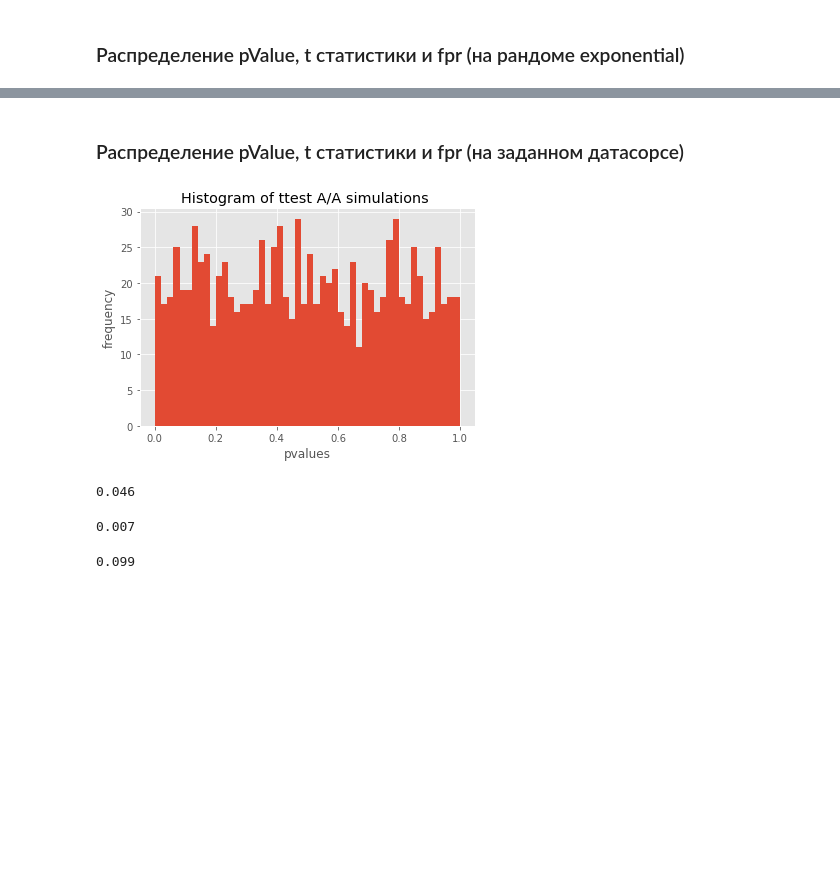
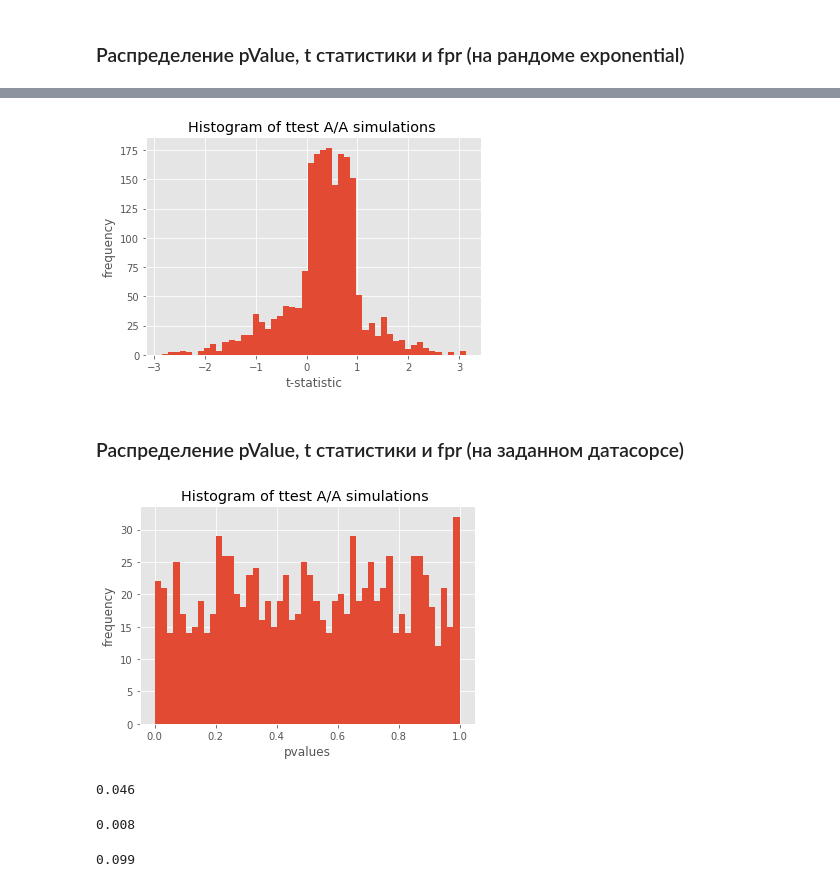
Before and after one commit to JenyaDubrovina/Skyeng_Vit_Course, a Jupyter notebook: Dubrovina 2.ipynb, the cells around one changed output, grey strips where cells are left out. Saved outputs shown, nothing was run; the diff lists cells and outputs as text; code cells hidden in the pictures; blank space fills up the shorter version.

```diff
--- a/Dubrovina 2.ipynb
+++ b/Dubrovina 2.ipynb
@@ -160,3 +160,19 @@ sum(np.array(res) <0.1) / simulations
+# %%
+# Запуск симуляций A/A теста
+# Распределение t статистики
+for i in tqdm(range(simulations)):
+    s1 = df['s1'].sample(n_s, replace = False).values
+    s2 = df['s2'].sample(n_s, replace = False).values
+    res.append(stats.ttest_ind(s1, s2, equal_var = False)[0]) # сохраняем t-статистику
+
+plt.hist(res, bins = 50)
+plt.style.use('ggplot')
+plt.xlabel('t-statistic')
+plt.ylabel('frequency')
+plt.title("Histogram of ttest A/A simulations ")
+plt.show()
+# %% [output]
+[figure, added]
 # %% [markdown]
 ### Распределение pValue, t статистики и fpr (на заданном датасорсе)
 # %%
@@ -165,8 +181,8 @@ simulations = 1000
 n_s = 1000
 res = []
 
-
 # Запуск симуляций A/A теста
+# Распределение pValue
 for i in tqdm(range(simulations)):
     s1 = data_column_1['check'].sample(n_s, replace = False).values
     s2 = data_column_2['check'].sample(n_s, replace = False).values
@@ -179,7 +195,7 @@ plt.ylabel('frequency')
 plt.title("Histogram of ttest A/A simulations ")
 plt.show()
 # %% [output]
-[figure, old version]
+[figure, new version]
 # %%
 # Проверяем, что количество ложноположительных случаев не превышает альфа
 sum(np.array(res) <0.05) / simulations
@@ -188,7 +204,7 @@ sum(np.array(res) <0.05) / simulations
 # %%
 sum(np.array(res) <0.01) / simulations
 # %% [output]
-0.007
+0.008
 # %%
 sum(np.array(res) <0.1) / simulations
 # %% [output]
```
Also changed, not shown: parts of 8 cells of this notebook.
